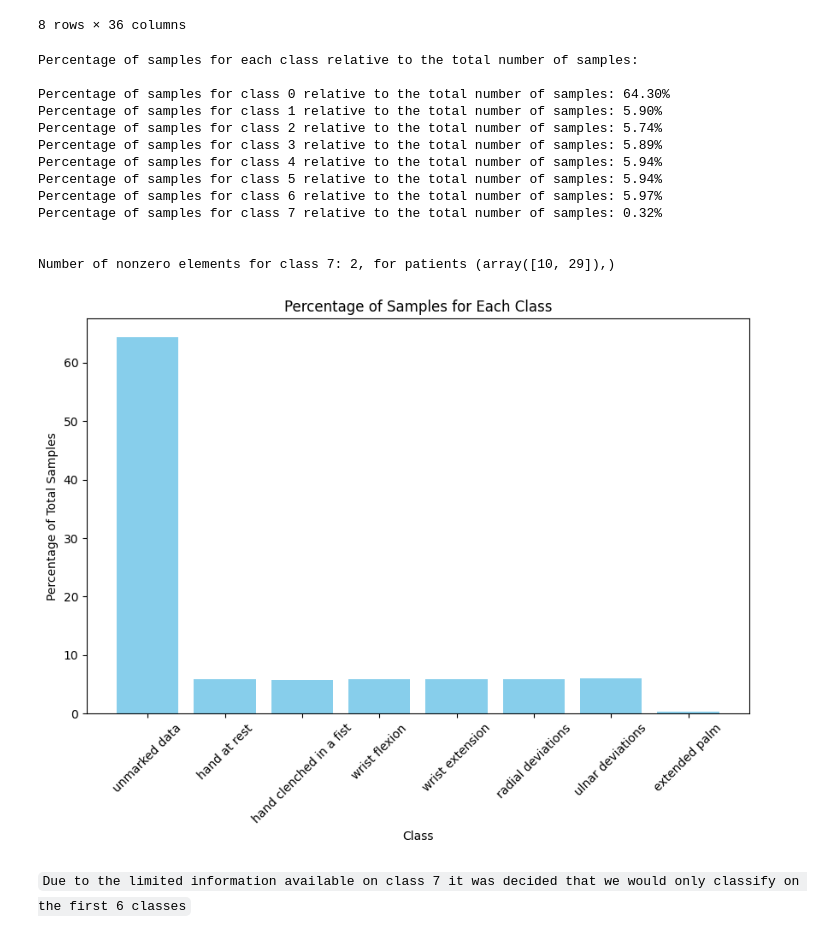
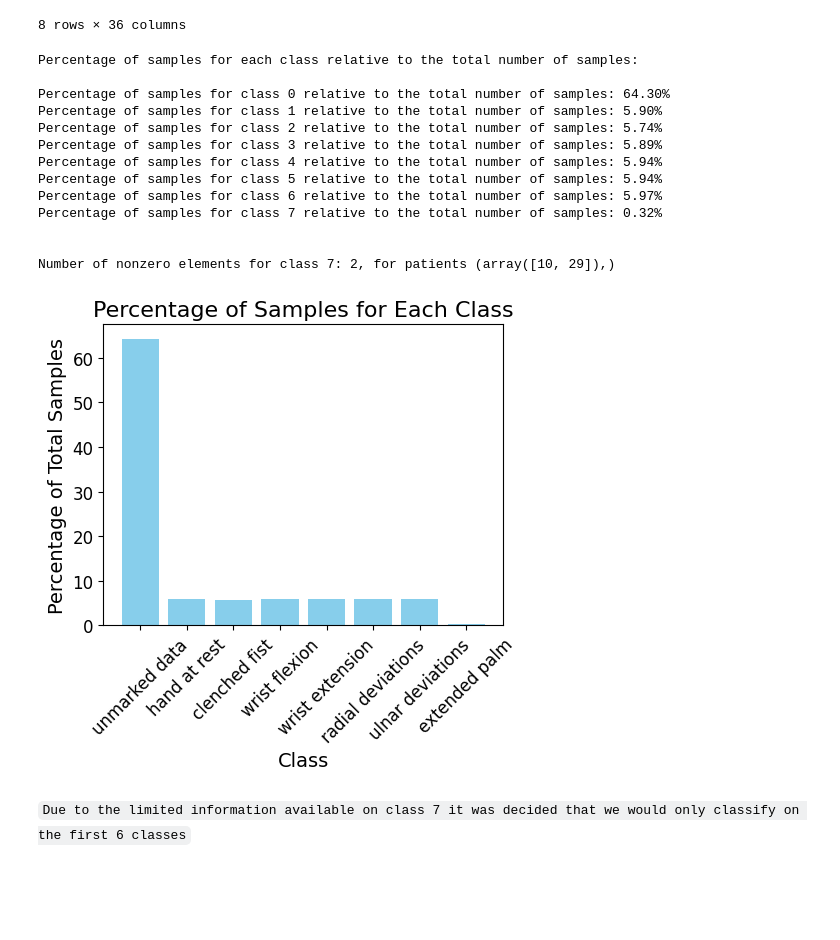
Before and after one commit to FrankDelft/ML_EE_EMG, a Jupyter notebook: main.ipynb, the cells around one changed output. Cells and saved outputs as stored; diff of their text form; code cells hidden in the pictures; blank space fills up the shorter version.

```diff
--- a/main.ipynb
+++ b/main.ipynb
@@ -46,7 +47,7 @@ df = pd.read_csv('Project_Data_EE4C12_S&S_EMG.csv')
 classes=np.array([
     'unmarked data',
     'hand at rest',
-    'hand clenched in a fist',
+    'clenched fist',
     'wrist flexion',
     'wrist extension',
     'radial deviations',
@@ -113,37 +114,40 @@ There are 36 unique subjects in the dataset (different people performing the ges
 # %%
 nonzero_count = np.count_nonzero(grouped_df.T.iloc[7])
 print(f"Percentage of samples for each class relative to the total number of samples:\n")
 for i in range(8):
     nonzero_count = np.count_nonzero(grouped_df.T.iloc[i])
     print(f"Percentage of samples for class {i} relative to the total number of samples: {np.sum(grouped_df.T.iloc[i])/num_samples*100:.2f}%")
 
 print(f"\n\nNumber of nonzero elements for class {i}: {nonzero_count}, for patients {np.nonzero(grouped_df.T.iloc[7])}")
 
 # Calculate the percentages
 percentages = [np.sum(grouped_df.T.iloc[i]) / num_samples * 100 for i in range(8)]
 # Plot the percentages
-plt.figure(figsize=(10, 6))
+
+plt.figure(figsize=(5, 5))  # Smaller figure size
 plt.bar(classes[:8], percentages, color='skyblue')
-plt.xlabel('Class')
-plt.ylabel('Percentage of Total Samples')
-plt.title('Percentage of Samples for Each Class')
-plt.xticks(rotation=45)
+plt.xlabel('Class', fontsize=14)  # Larger x-label
+plt.ylabel('Percentage of Total Samples', fontsize=14)  # Larger y-label
+plt.title('Percentage of Samples for Each Class', fontsize=16)  # Larger title
+plt.xticks(rotation=45, fontsize=12)  # Larger x-tick labels
+plt.yticks(fontsize=12)  # Larger y-tick labels
+plt.tight_layout()  # Adjust layout to prevent clipping
 plt.show()
 # %% [output]
 Percentage of samples for each class relative to the total number of samples:
 
 Percentage of samples for class 0 relative to the total number of samples: 64.30%
 Percentage of samples for class 1 relative to the total number of samples: 5.90%
 Percentage of samples for class 2 relative to the total number of samples: 5.74%
 Percentage of samples for class 3 relative to the total number of samples: 5.89%
 Percentage of samples for class 4 relative to the total number of samples: 5.94%
 Percentage of samples for class 5 relative to the total number of samples: 5.94%
 Percentage of samples for class 6 relative to the total number of samples: 5.97%
 Percentage of samples for class 7 relative to the total number of samples: 0.32%
 
 
 Number of nonzero elements for class 7: 2, for patients (array([10, 29]),)
-[figure, old version]
+[figure, new version]
 # %% [markdown]
 `
 Due to the limited information available on class 7 it was decided that we would only classify on the first 6 classes
```
Also changed, not shown: parts of 23 cells of this notebook.
